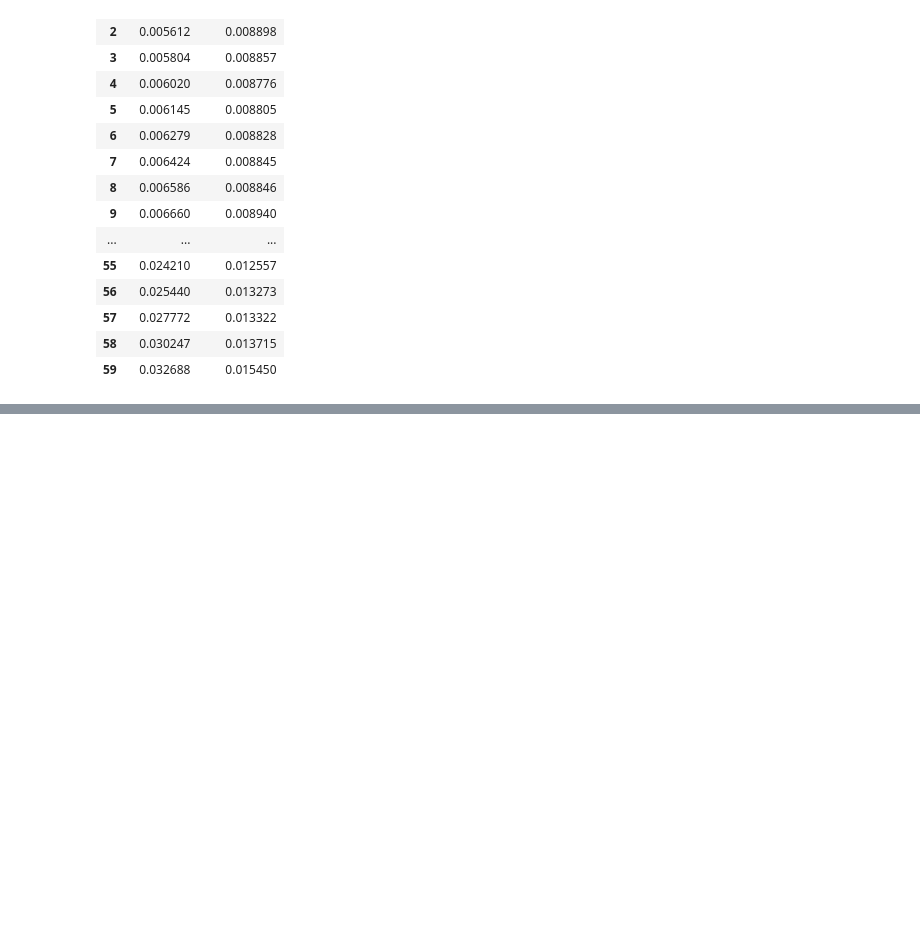
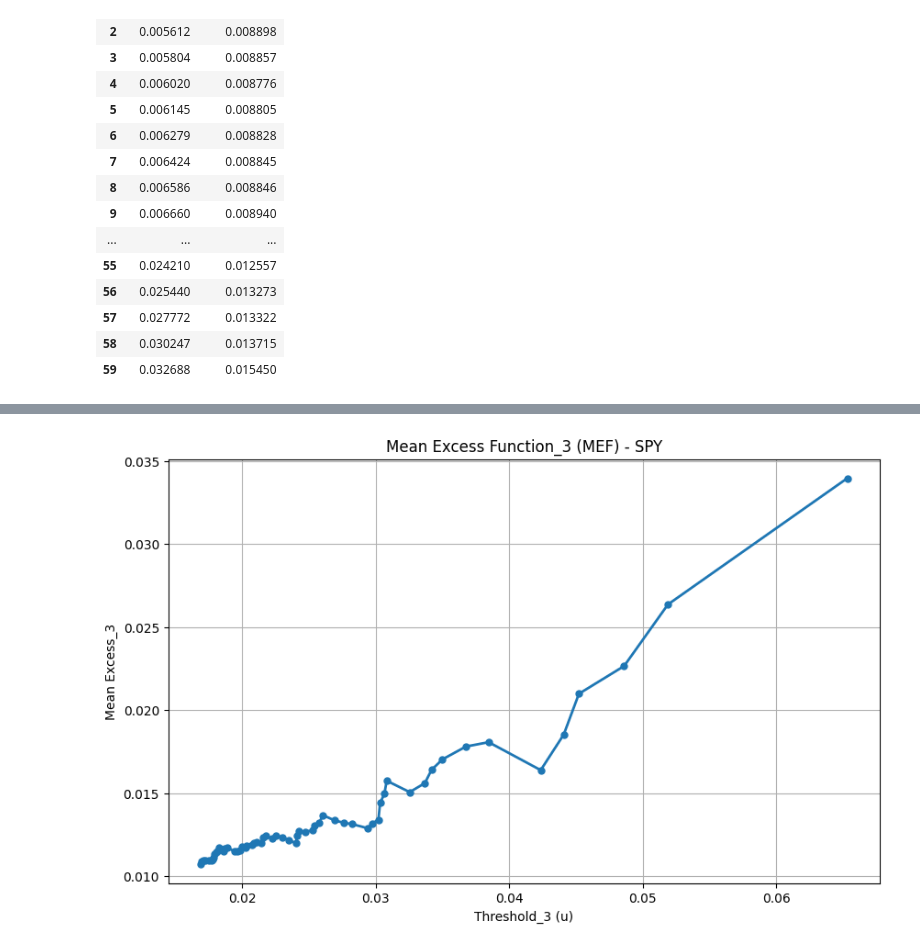
Before and after one commit to ayushanand1103/A-CMSI-research, a Jupyter notebook: Analysis/Phase 7/MEF_SPY.ipynb, the cells around one changed output, grey strips where cells are left out. Saved outputs shown, nothing was run; the diff lists cells and outputs as text; code cells hidden in the pictures; blank space fills up the shorter version.

```diff
--- a/Analysis/Phase 7/MEF_SPY.ipynb
+++ b/Analysis/Phase 7/MEF_SPY.ipynb
@@ -68,0 +195,38 @@ mef_table
+# %%
+##
+import numpy as np
+thresholds_3 = np.quantile(
+    losses,
+    np.linspace(0.95, 0.999, 60)
+)
+# %%
+mean_excess_3 = []
+
+for u in thresholds_3:
+
+    exceedances = losses[losses > u] - u
+
+    if len(exceedances) > 0:
+        mean_excess_3.append(exceedances.mean())
+    else:
+        mean_excess_3.append(np.nan)
+# %%
+plt.figure(figsize=(10,6))
+
+plt.plot(
+    thresholds_3,
+    mean_excess_3 ,
+    marker='o',
+    linewidth=2,
+    markersize=5
+)
+
+plt.xlabel("Threshold_3 (u)")
+plt.ylabel("Mean Excess_3")
+plt.title("Mean Excess Function_3 (MEF) - SPY")
+
+plt.grid(True)
+
+plt.show()
+# %% [output]
+[figure, added]
```
Also changed, not shown: parts of 14 cells of this notebook, 2 other files.
